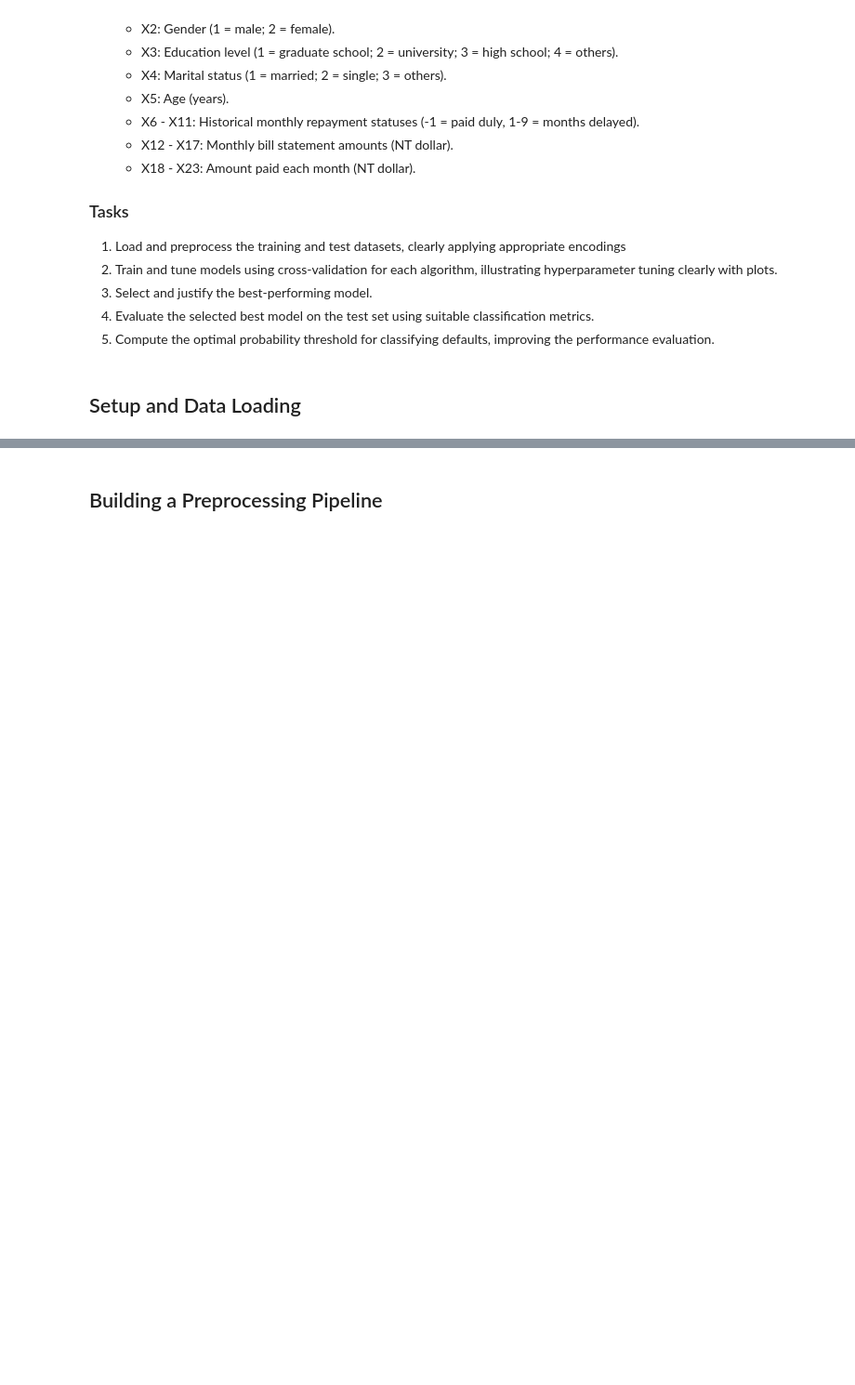
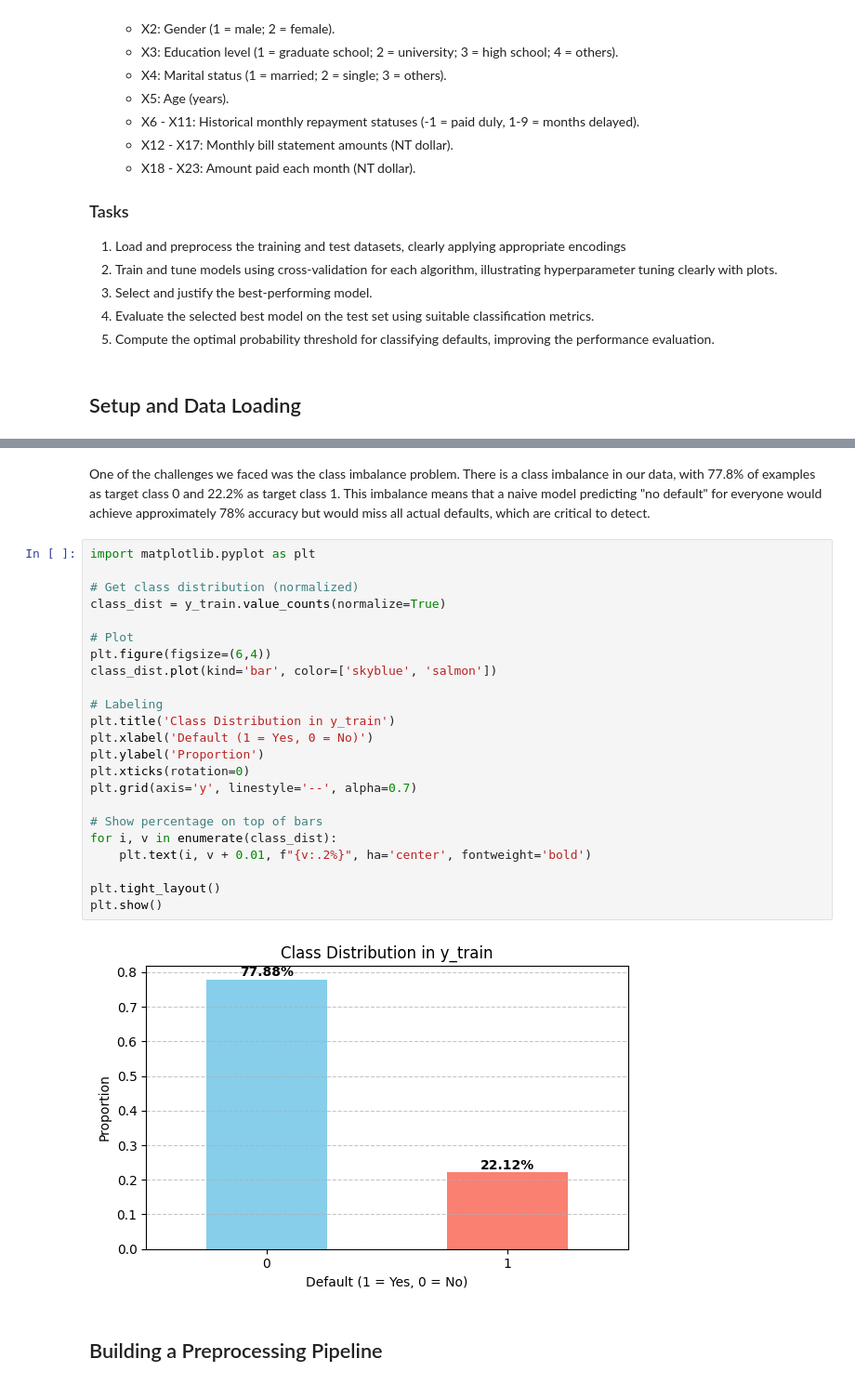
Before and after one commit to SpikeElliot/Data-Mining-Case-Studies, a Jupyter notebook: creditdefault_study/creditdefault.ipynb, the cells around one changed output, grey strips where cells are left out. Shown at 93% size. Drawn from its saved outputs; the diff is of its cells as text; blank space fills up the shorter version.

```diff
--- a/creditdefault_study/creditdefault.ipynb
+++ b/creditdefault_study/creditdefault.ipynb
@@ -123,2 +118,29 @@ Name: proportion, dtype: float64
+# %% [markdown]
+One of the challenges we faced was the class imbalance problem. There is a class imbalance in our data, with 77.8% of examples as target class 0 and 22.2% as target class 1. This imbalance means that a naive model predicting "no default" for everyone would achieve approximately 78% accuracy but would miss all actual defaults, which are critical to detect.
+# %%
+import matplotlib.pyplot as plt
+
+# Get class distribution (normalized)
+class_dist = y_train.value_counts(normalize=True)
+
+# Plot
+plt.figure(figsize=(6,4))
+class_dist.plot(kind='bar', color=['skyblue', 'salmon'])
+
+# Labeling
+plt.title('Class Distribution in y_train')
+plt.xlabel('Default (1 = Yes, 0 = No)')
+plt.ylabel('Proportion')
+plt.xticks(rotation=0)
+plt.grid(axis='y', linestyle='--', alpha=0.7)
+
+# Show percentage on top of bars
+for i, v in enumerate(class_dist):
+    plt.text(i, v + 0.01, f"{v:.2%}", ha='center', fontweight='bold')
+
+plt.tight_layout()
+plt.show()
+# %% [output]
+[figure, added]
 # %% [markdown]
 ## Building a Preprocessing Pipeline
```
Also changed, not shown: parts of 23 cells of this notebook.
